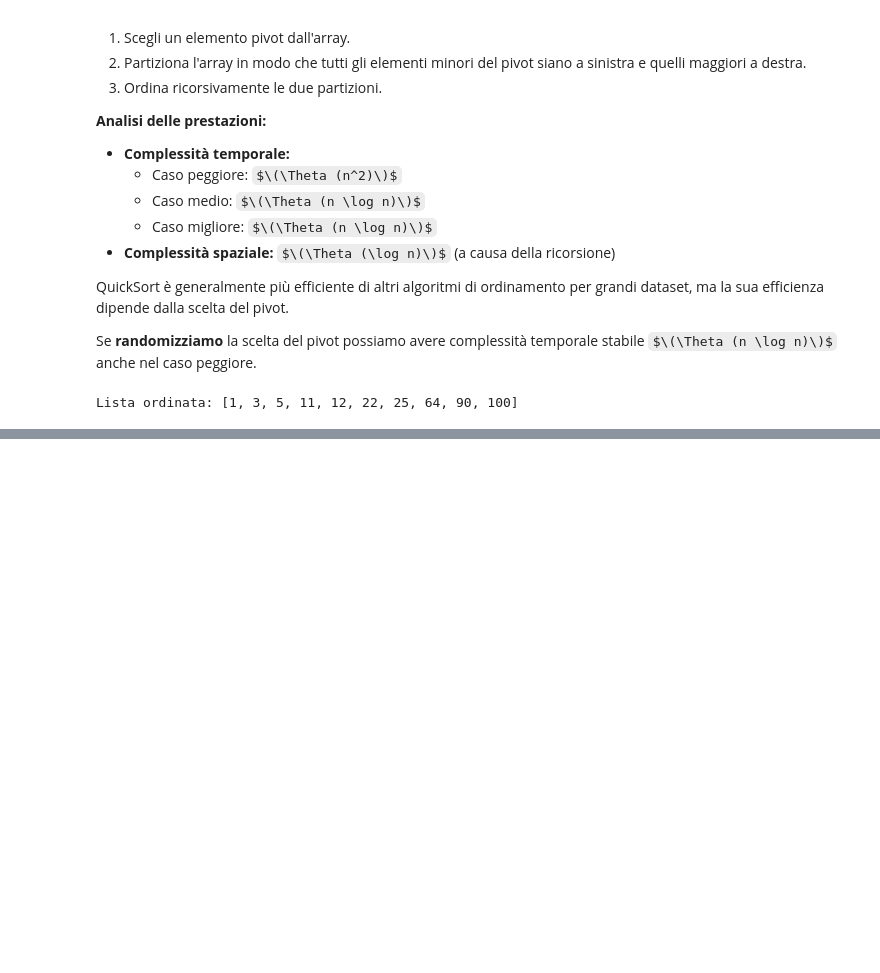
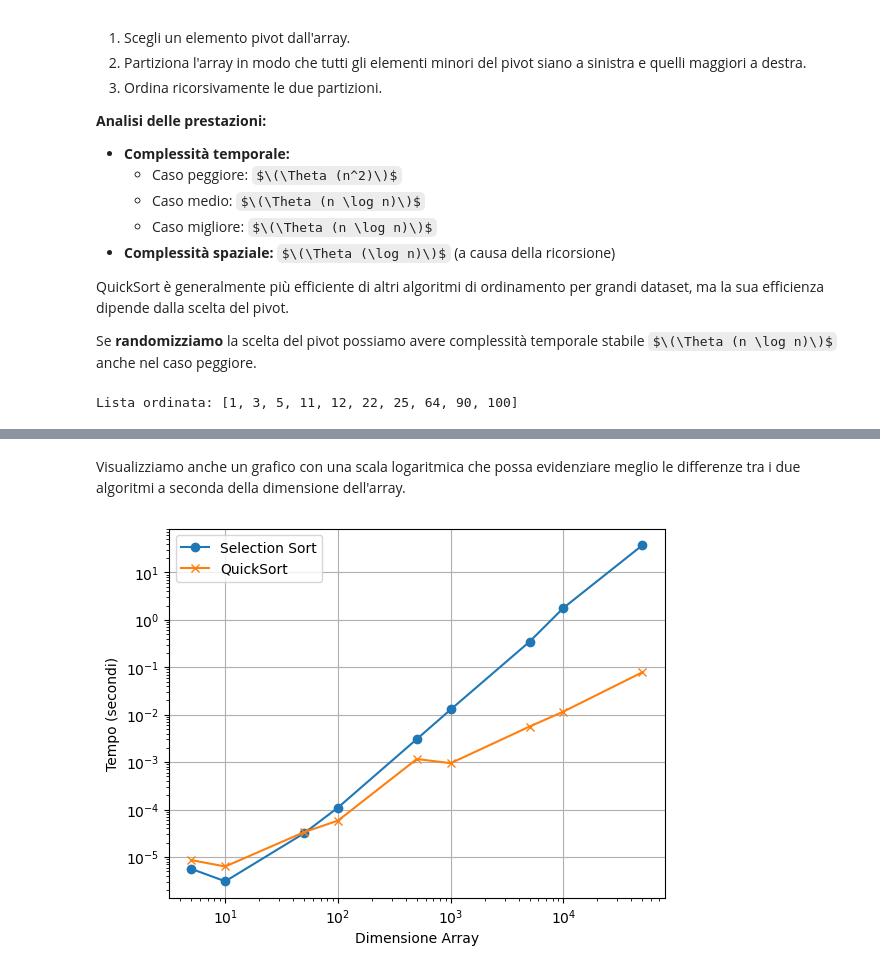
Before and after one commit to apisti01/SelectionVsQuick, a Jupyter notebook: notebook.ipynb, the cells around one changed output, grey strips where cells are left out. Saved outputs shown, nothing was run; the diff lists cells and outputs as text; code cells hidden in the pictures; some formulas as TeX source; blank space fills up the shorter version.

Commit message:
Analisi degli algoritmi fatta

```diff
--- a/notebook.ipynb
+++ b/notebook.ipynb
@@ -91,0 +164,17 @@ Lista ordinata: [1, 3, 5, 11, 12, 22, 25, 64, 90, 100]
+# %% [markdown]
+Visualizziamo anche un grafico con una scala logaritmica che possa evidenziare meglio le differenze tra i due algoritmi a seconda della dimensione dell'array.
+# %%
+plt.plot(sizes, selection_times, label='Selection Sort', marker='o')
+plt.plot(sizes, quicksort_times, label='QuickSort', marker='x')
+
+plt.xlabel('Dimensione Array')
+plt.ylabel('Tempo (secondi)')
+plt.legend()
+plt.grid(True)
+
+plt.yscale('log')
+plt.xscale('log')
+
+plt.show()
+# %% [output]
+[figure, added]
```
Also changed, not shown: parts of 15 cells of this notebook.
